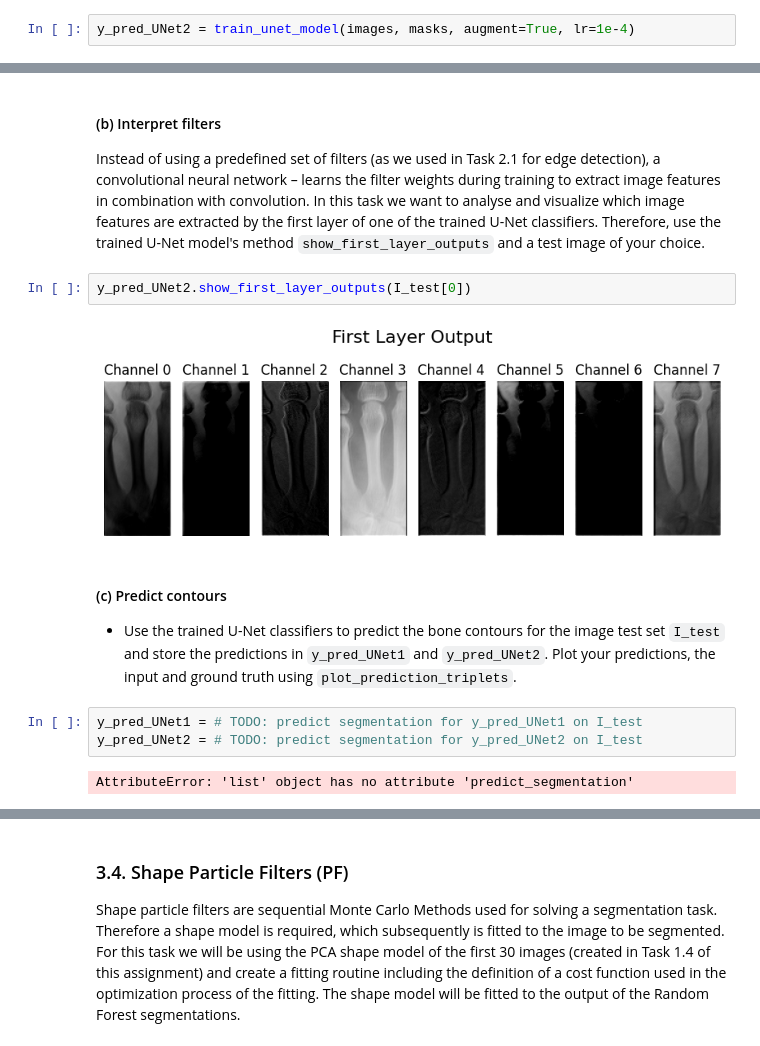
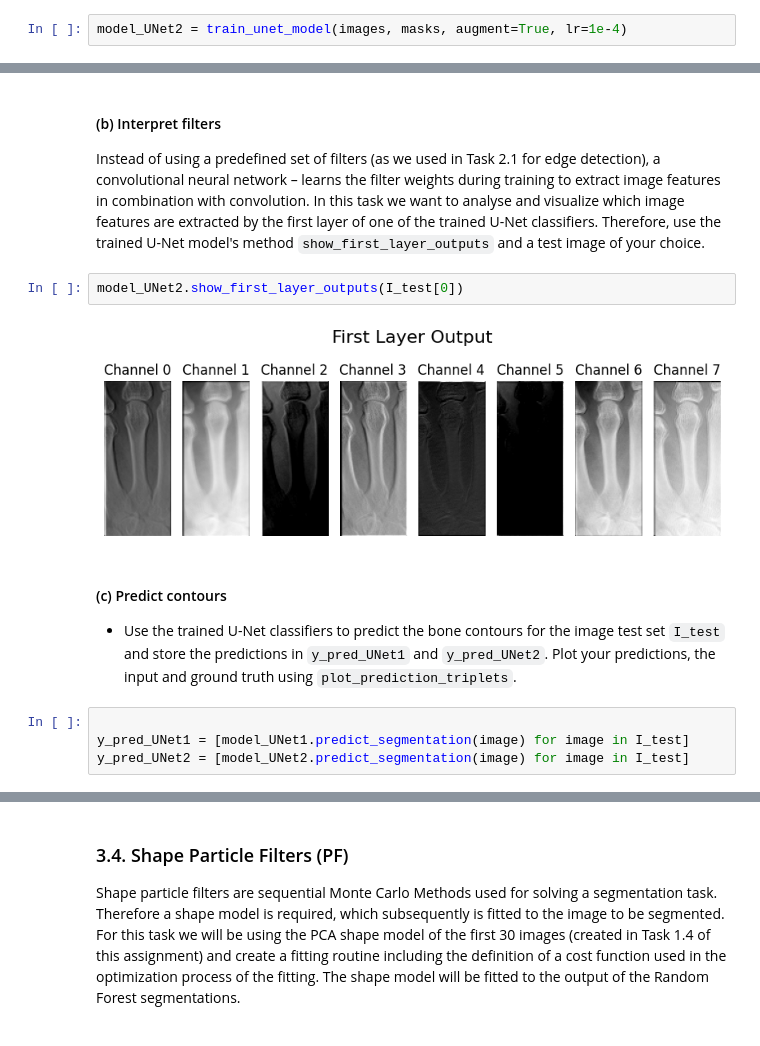
Before and after one commit to Chalisser/Medical_Imaging_Task2, a Jupyter notebook: notebook_12.ipynb, the cells around one changed output, grey strips where cells are left out. Cells and saved outputs as stored; diff of their text form.

```diff
--- a/notebook_12.ipynb
+++ b/notebook_12.ipynb
@@ -887,4 +672,4 @@ Test Loss: 0.3465
 # %%
-y_pred_UNet2 = train_unet_model(images, masks, augment=True, lr=1e-4)
+model_UNet2 = train_unet_model(images, masks, augment=True, lr=1e-4)
 # %% [output]
 Using device: mps
@@ -896,17 +677,16 @@ Test Loss: 0.3066
 #### (b) Interpret filters
 Instead of using a predefined set of filters (as we used in Task 2.1 for edge detection),  a convolutional neural network – learns the filter weights  during training to extract image features in combination with convolution. In this task we want to analyse and visualize which image features are extracted by the first layer of one of the trained U-Net classifiers. Therefore, use the trained U-Net model's method `show_first_layer_outputs` and a test image of your choice.
 # %%
-y_pred_UNet2.show_first_layer_outputs(I_test[0])
+model_UNet2.show_first_layer_outputs(I_test[0])
 # %% [output]
-[figure, old version]
+[figure, new version]
 # %% [markdown]
 #### (c) Predict contours
 - Use the trained U-Net classifiers to predict the bone contours for the image test set `I_test` and store the predictions in `y_pred_UNet1` and `y_pred_UNet2`. Plot your predictions, the input and ground truth using `plot_prediction_triplets`.
-# %%
-y_pred_UNet1 = # TODO: predict segmentation for y_pred_UNet1 on I_test
-y_pred_UNet2 = # TODO: predict segmentation for y_pred_UNet2 on I_test
-# %% [output]
-AttributeError: 'list' object has no attribute 'predict_segmentation'
+# %%
+
+y_pred_UNet1 = [model_UNet1.predict_segmentation(image) for image in I_test]
+y_pred_UNet2 = [model_UNet2.predict_segmentation(image) for image in I_test]
 # %%
 print("Number of predictions without augmentation:", len(y_pred_UNet1))
 print("Number of predictions with augmentation:", len(y_pred_UNet2))
```
Also changed, not shown: parts of 41 cells of this notebook.
